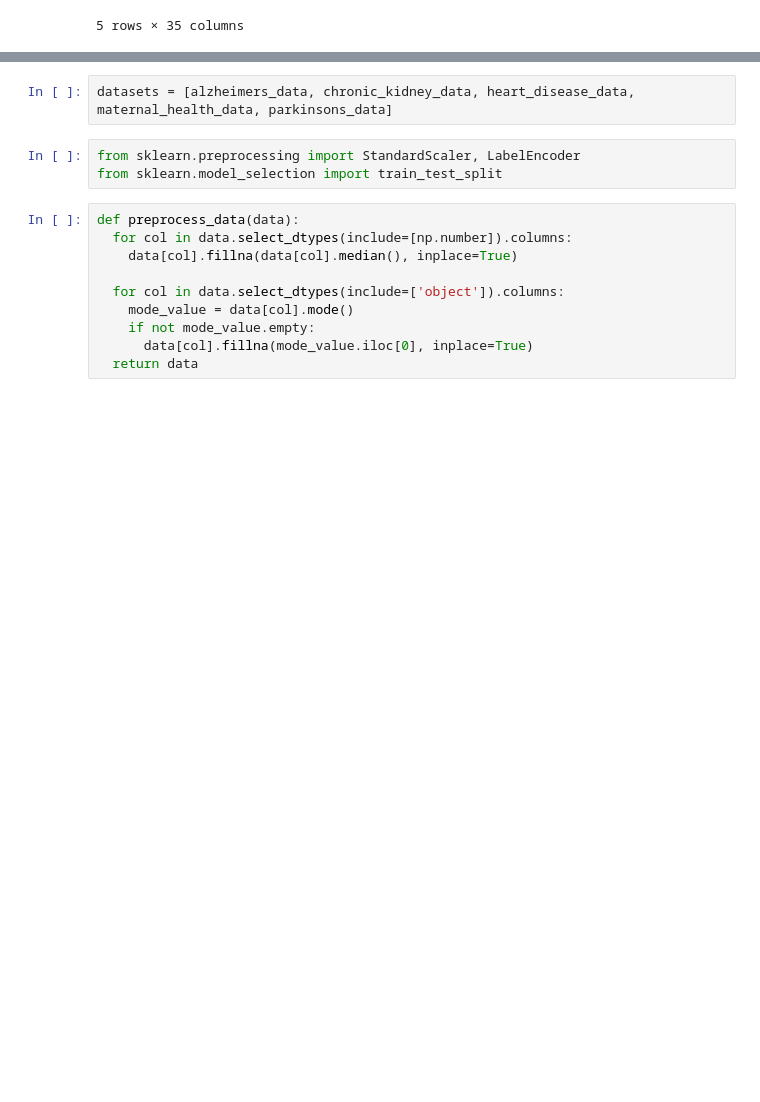
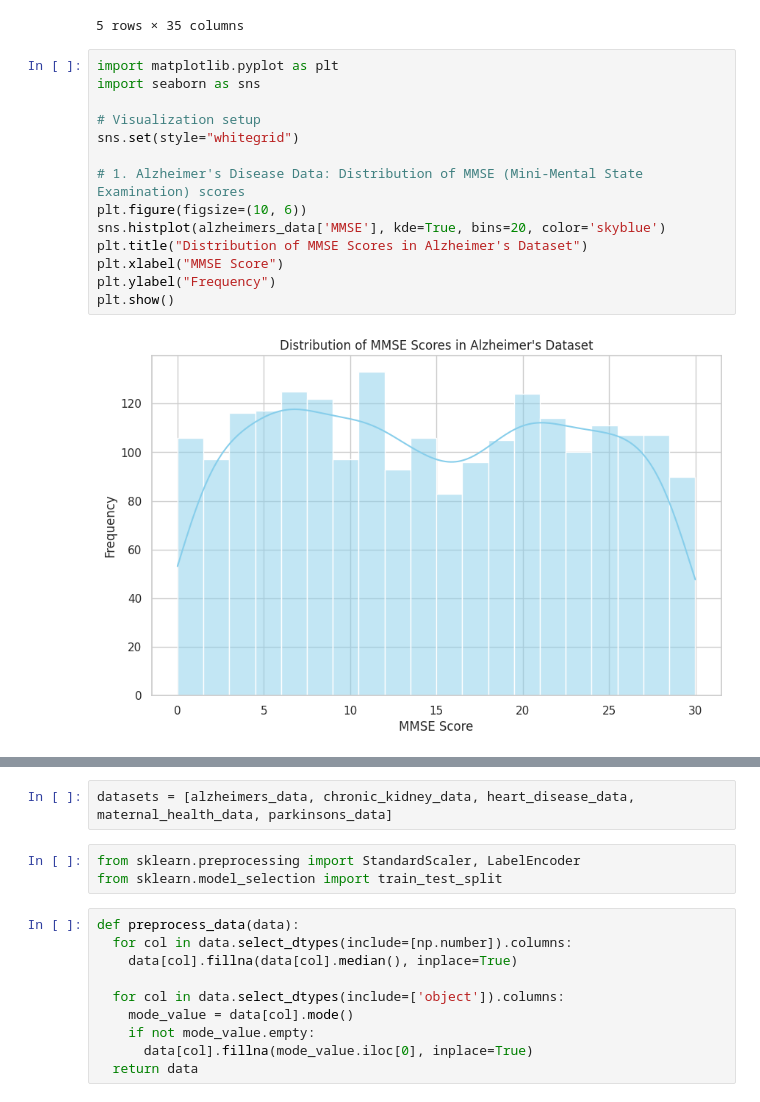
Before and after one commit to ShlokMohanty/SML, a Jupyter notebook: DIsease_Detection__using_symptoms.ipynb, the cells around one changed output, grey strips where cells are left out. Cells and saved outputs as stored; diff of their text form; blank space fills up the shorter version.

Commit message:
Added visualization code

```diff
--- a/DIsease_Detection__using_symptoms.ipynb
+++ b/DIsease_Detection__using_symptoms.ipynb
@@ -29,3 +29,19 @@ alzheimers_data.head()
 | 3 | 4754 | 74 | 1 | 0 | 1 | 33.800817 | 1 | 12.209266 | ... |
 | 4 | 4755 | 89 | 0 | 0 | 0 | 20.716974 | 0 | 18.454356 | ... |
 5 rows × 35 columns
+# %%
+import matplotlib.pyplot as plt
+import seaborn as sns
+
+# Visualization setup
+sns.set(style="whitegrid")
+
+# 1. Alzheimer's Disease Data: Distribution of MMSE (Mini-Mental State Examination) scores
+plt.figure(figsize=(10, 6))
+sns.histplot(alzheimers_data['MMSE'], kde=True, bins=20, color='skyblue')
+plt.title("Distribution of MMSE Scores in Alzheimer's Dataset")
+plt.xlabel("MMSE Score")
+plt.ylabel("Frequency")
+plt.show()
+# %% [output]
+[figure, added]
```
Also changed, not shown: parts of 11 cells of this notebook.
